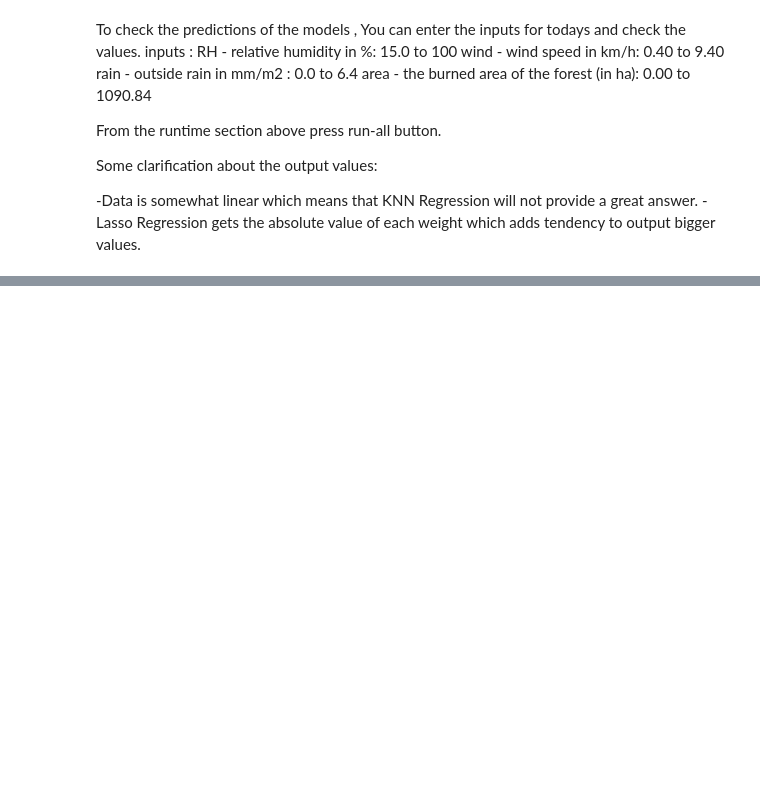
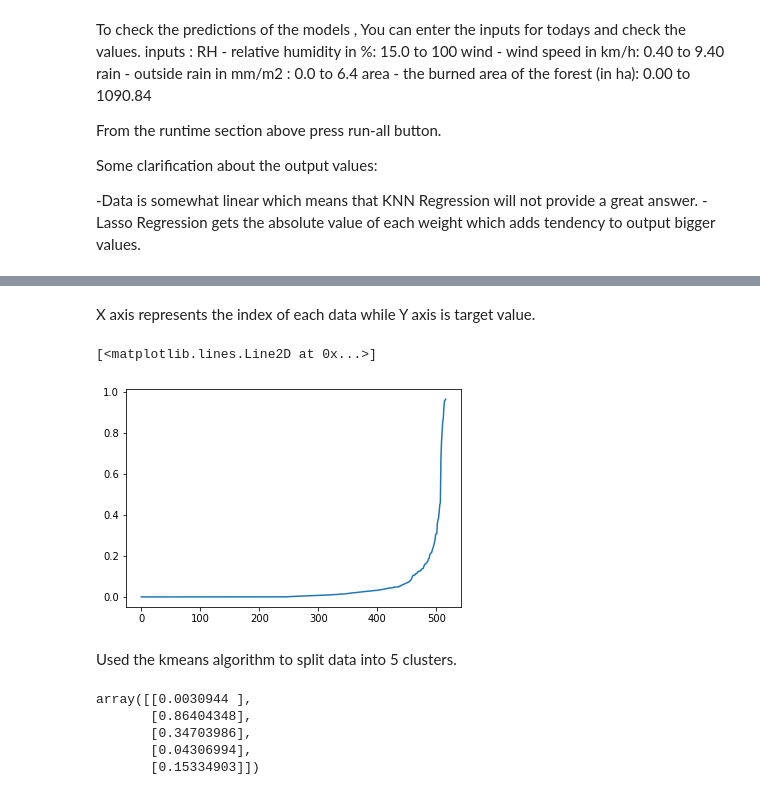
Before and after one commit to mertkayacs/Forestfires-Prediction-with-Machine-Learning, a Jupyter notebook: Forestfires_prediction_with_Machine_Learning.ipynb, the cells around one changed output, grey strips where cells are left out. Drawn from its saved outputs; the diff is of its cells as text; code cells hidden in the pictures; blank space fills up the shorter version.

```diff
--- a/Forestfires_prediction_with_Machine_Learning.ipynb
+++ b/Forestfires_prediction_with_Machine_Learning.ipynb
@@ -273,0 +341,2 @@ Predicted value for burned area is (According to machine learning model trained
+# %%
+df_numeric['month'] = df_numeric['month'].map({'dec':1,'jan':1,'feb':1,'mar':2,'apr':2,'may':2,'jun':3,'jul':3,'aug':3,'sep':4,'oct':4,'nov':4})
@@ -273,0 +345,2 @@ Predicted value for burned area is (According to machine learning model trained
+# %%
+df3 = df_numeric.drop(['X', 'Y','FFMC','DMC','DC','ISI'], axis = 1)
@@ -273,0 +366,4 @@ Predicted value for burned area is (According to machine learning model trained
+# %%
+df4 = df3.copy()
+Y_data = df3['area']
+X_data = df3.drop(columns=['area'])
@@ -273,0 +374,18 @@ Predicted value for burned area is (According to machine learning model trained
+# %%
+df4 = df4.sort_values('area')
+
+df4['area'] = df4['area']*10
+for i in range(len(df4)):
+  if (df4.iloc[i,-1] > 2785 and df4.iloc[i,-1] < 2786):
+    df4.iloc[i,-1] = 2200
+  if (df4.iloc[i,-1] > 7000 and df4.iloc[i,-1] < 8000):
+    df4.iloc[i,-1] = 2210
+  if (df4.iloc[i,-1] > 8000):
+    df4.iloc[i,-1] = 2220
+
+for i in range(len(df4)):
+  df4.iloc[i,-1] = df4.iloc[i,-1]/2300
+  df4.iloc[i,-1] = df4.iloc[i,-1]
+
+
+Y_data = df4.iloc[:,-1]
@@ -273,0 +407,9 @@ Predicted value for burned area is (According to machine learning model trained
+# %% [markdown]
+X axis represents the index of each data while Y axis is target value.
+# %%
+plt.plot(range(len(Y_data)),Y_data)
+# %% [output]
+[<matplotlib.lines.Line2D at 0x...>]
+[figure, added]
+# %% [markdown]
+Used the kmeans algorithm to split data into 5 clusters.
@@ -273,0 +419,8 @@ Predicted value for burned area is (According to machine learning model trained
+# %%
+kmeans.cluster_centers_
+# %% [output]
+array([[0.0030944 ],
+       [0.86404348],
+       [0.34703986],
+       [0.04306994],
+       [0.15334903]])
```
Also changed, not shown: parts of 83 cells of this notebook.
